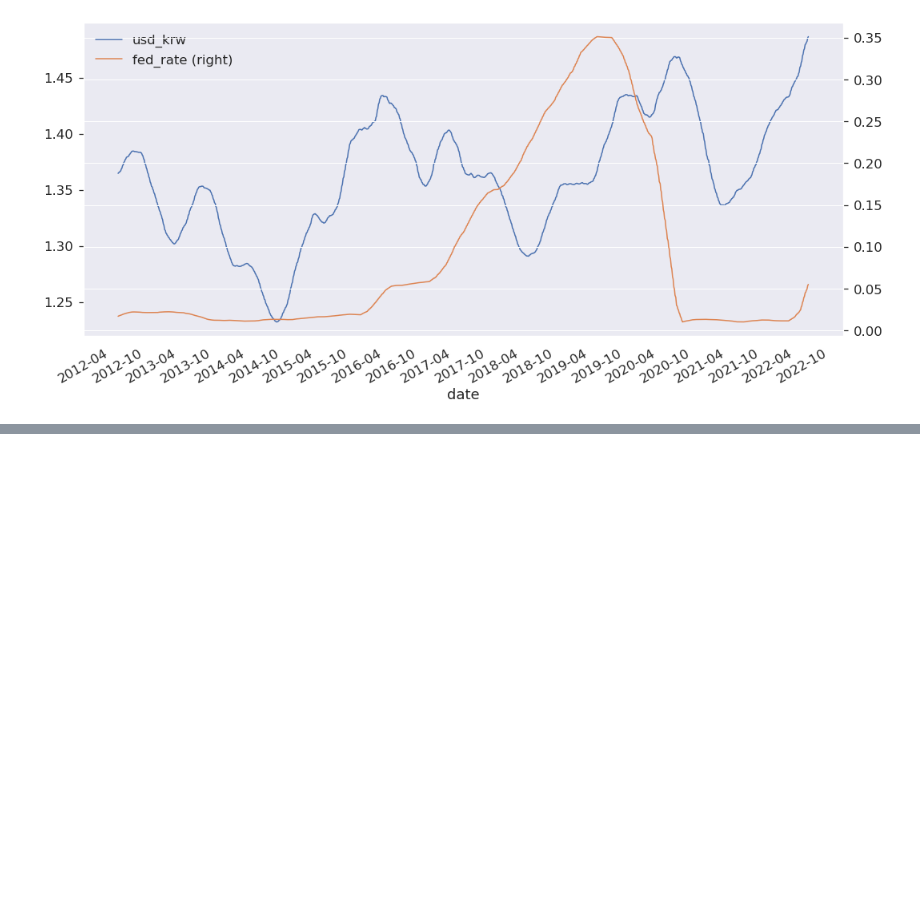
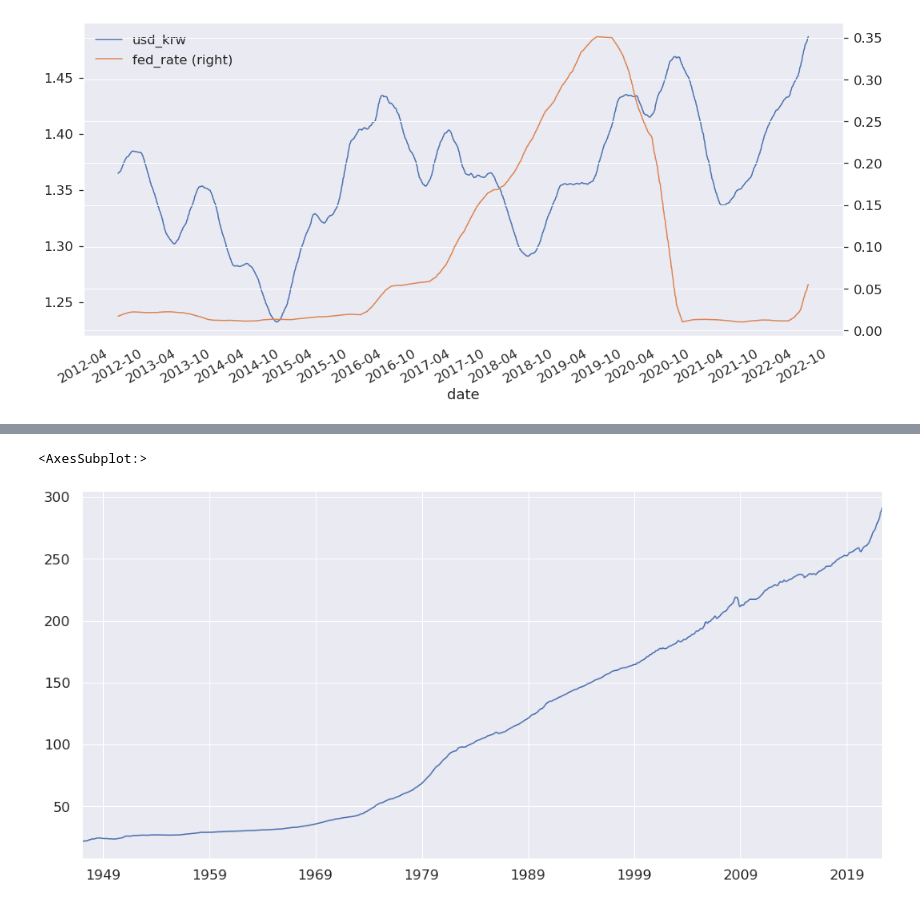
Before and after one commit to sidhlee/data-science-and-machine-learning, a Jupyter notebook: playground/shi-bum/krw_rates.ipynb, the cells around one changed output, grey strips where cells are left out. Cells and saved outputs as stored; diff of their text form; code cells hidden in the pictures; blank space fills up the shorter version.

```diff
--- a/playground/shi-bum/krw_rates.ipynb
+++ b/playground/shi-bum/krw_rates.ipynb
@@ -337,0 +377,9 @@ Fed rate was already on downhill before the beginning of the pandemic. Why?
+# %%
+# Use dotenv and os to load up api key from .env file
+from dotenv import load_dotenv
+import os
+
+load_dotenv()
+
+fred_api = os.getenv('fred_key')
+fred_api[-4:]
@@ -337,0 +388,5 @@ Fed rate was already on downhill before the beginning of the pandemic. Why?
+# %%
+from fredapi import Fred
+
+fred = Fred(api_key=fred_api)
+fred.get_series('SP500')
@@ -337,0 +421,8 @@ Fed rate was already on downhill before the beginning of the pandemic. Why?
+# %%
+#  Consumer Price Index for All Urban Consumers: All Items in U.S. City Average
+cpi = fred.get_series('CPIAUCSL')
+# %%
+cpi.plot()
+# %% [output]
+<AxesSubplot:>
+[figure, added]
```
Also changed, not shown: parts of 10 cells of this notebook, 1 other file.
